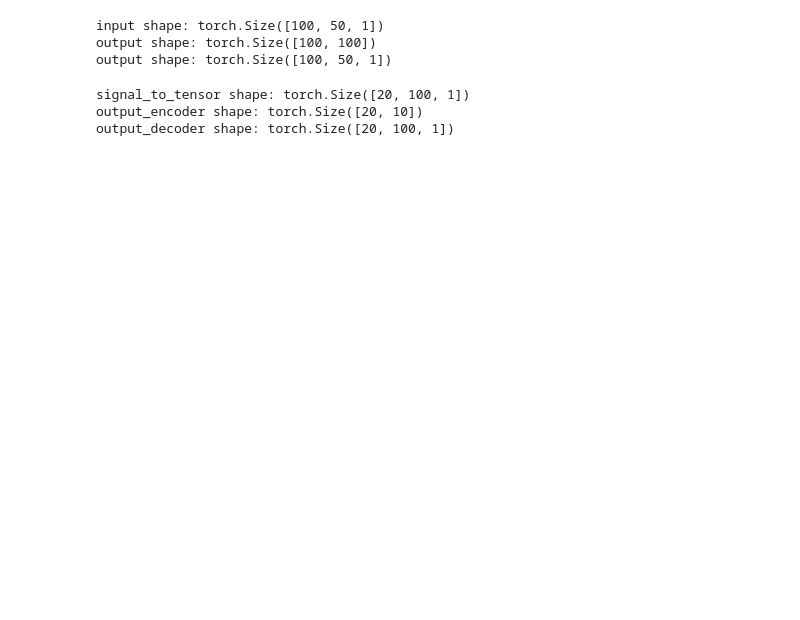
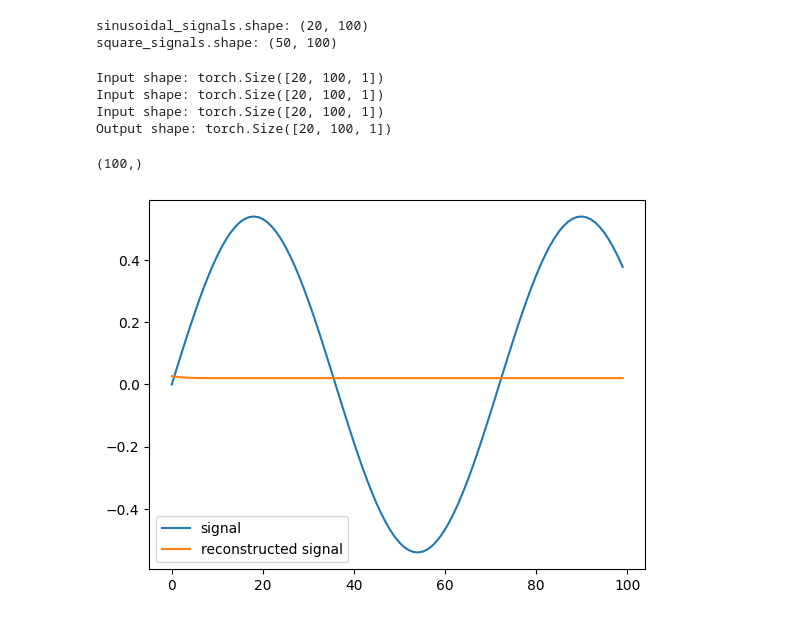
Before and after one commit to MaximeSzymanski/StocksClusteringVAE, a Jupyter notebook: VAE_stocks.ipynb, the cells around one changed output. Drawn from its saved outputs; the diff is of its cells as text; code cells hidden in the pictures; blank space fills up the shorter version.

```diff
--- a/VAE_stocks.ipynb
+++ b/VAE_stocks.ipynb
@@ -113,3 +113,8 @@ square_signals = square_signals.reshape(-1, sub_signal_length)
 sawtooth_signals = sawtooth_signals.reshape(-1, sub_signal_length)
 noisy_signals = noisy_signals.reshape(-1, sub_signal_length)
 affine_signals = affine_signals.reshape(-1, sub_signal_length)
+print(f"sinusoidal_signals.shape: {sinusoidal_signals.shape}")
+print(f"square_signals.shape: {square_signals.shape}")
+# %% [output]
+sinusoidal_signals.shape: (20, 100)
+square_signals.shape: (50, 100)
@@ -172,15 +120,0 @@ class Simple_LSTM_Decoder(nn.Module):
-# %%
-# create a random tensor
-latent_dim = 100
-model_encoder = Simple_LSTM_Encoder(input_size=1, hidden_size=latent_dim, num_layers=1, dropout=0)
-random_input = torch.randn(100, 50, 1)
-print(f'input shape: {random_input.shape}')
-output = model_encoder(random_input)
-print(f'output shape: {output.shape}')
-model_decoder = Simple_LSTM_Decoder(input_size=latent_dim, hidden_size=1, num_layers=1, dropout=0,sequence_length=50)
-output = model_decoder(output)
-print(f'output shape: {output.shape}')
-# %% [output]
-input shape: torch.Size([100, 50, 1])
-output shape: torch.Size([100, 100])
-output shape: torch.Size([100, 50, 1])
@@ -187,15 +187,45 @@ output shape: torch.Size([100, 50, 1])
+# %%
+class RecurrentAutoencoder(nn.Module):
+  def __init__(self, seq_len, n_features, embedding_dim=64):
+    super(RecurrentAutoencoder, self).__init__()
+    device = torch.device("cuda" if torch.cuda.is_available() else "cpu")
+    self.encoder = Encoder(seq_len, n_features, embedding_dim).to(device)
+    self.decoder = Decoder(seq_len, embedding_dim, n_features).to(device)
+  def forward(self, x):
+    x = self.encoder(x)
+    x = self.decoder(x)
+    return x
+# %%
+model = RecurrentAutoencoder(sub_signal_length, 1, 256)
 # %%
 # try with sinusoidal signal
-signal_to_tensor = torch.from_numpy(sinusoidal_signals).float().unsqueeze(2)
-print(f'signal_to_tensor shape: {signal_to_tensor.shape}')
-signal_length = signal_to_tensor.shape[1]
-model_encoder = Simple_LSTM_Encoder(input_size=1, hidden_size=10, num_layers=1, dropout=0)
-model_decoder = Simple_LSTM_Decoder(input_size=10, hidden_size=1, num_layers=1, dropout=0,sequence_length=signal_length)
-output_encoder = model_encoder(signal_to_tensor)
-output_decoder = model_decoder(output_encoder)
-print(f'output_encoder shape: {output_encoder.shape}')
-print(f'output_decoder shape: {output_decoder.shape}')
+latent_dim = 1
+# take only the first signal
+sinusoidal_signal = sinusoidal_signals
+signal_to_tensor = torch.from_numpy(sinusoidal_signal).float().unsqueeze(2)
+print(f"Input shape: {signal_to_tensor.shape}")
+print(f"Input shape: {signal_to_tensor.shape}")
+
+output = model(signal_to_tensor)
+print(f"Input shape: {signal_to_tensor.shape}")
+print(f"Output shape: {output.shape}")
 # %% [output]
-signal_to_tensor shape: torch.Size([20, 100, 1])
-output_encoder shape: torch.Size([20, 10])
-output_decoder shape: torch.Size([20, 100, 1])
+Input shape: torch.Size([20, 100, 1])
+Input shape: torch.Size([20, 100, 1])
+Input shape: torch.Size([20, 100, 1])
+Output shape: torch.Size([20, 100, 1])
+# %%
+# plot the reconstruction
+# get a random signal
+random_index = np.random.randint(0, sinusoidal_signals.shape[0])
+output_decoded = output[random_index].squeeze().detach().numpy()
+# take the first signal
+signal = signal_to_tensor[random_index].squeeze().detach().numpy()
+print(signal.shape)
+plt.plot(signal, label='signal')
+plt.plot(output_decoded, label='reconstructed signal')
+plt.legend()
+plt.show()
+# %% [output]
+(100,)
+[figure, added]
```
Also changed, not shown: parts of 8 cells of this notebook.
